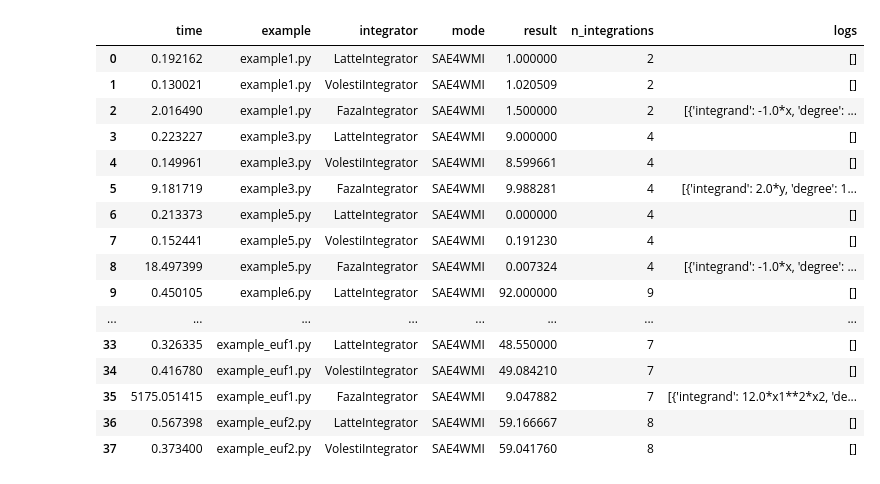
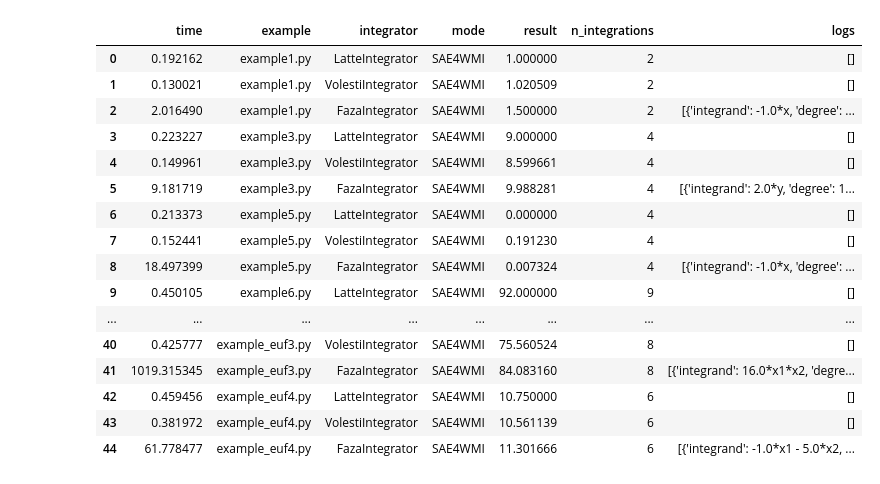
Before and after one commit to destrat18/wmi-pa-w-volappx, a Jupyter notebook: results.ipynb, the cells around one changed output. Cells and saved outputs as stored; diff of their text form; code cells hidden in the pictures.

```diff
--- a/results.ipynb
+++ b/results.ipynb
@@ -5,27 +5,27 @@ import matplotlib.pyplot as plt
 import json
 import seaborn as sns
 # %%
-df_res = pd.read_csv("results/example_results_1735108451.csv")
+df_res = pd.read_csv("results/example_results_1735114543.csv")
 df_res.columns = [c.strip() for c in df_res.columns]
 df_res
 # %% [output]
 |  | time | example | integrator | mode | result | n_integrations | logs |
 | 0 | 0.192162 | example1.py | LatteIntegrator | SAE4WMI | 1.000000 | 2 | [] |
 | 1 | 0.130021 | example1.py | VolestiIntegrator | SAE4WMI | 1.020509 | 2 | [] |
 | 2 | 2.016490 | example1.py | FazaIntegrator | SAE4WMI | 1.500000 | 2 | [{'integrand': -1.0*x, 'degree': ... |
 | 3 | 0.223227 | example3.py | LatteIntegrator | SAE4WMI | 9.000000 | 4 | [] |
 | 4 | 0.149961 | example3.py | VolestiIntegrator | SAE4WMI | 8.599661 | 4 | [] |
 | 5 | 9.181719 | example3.py | FazaIntegrator | SAE4WMI | 9.988281 | 4 | [{'integrand': 2.0*y, 'degree': 1... |
 | 6 | 0.213373 | example5.py | LatteIntegrator | SAE4WMI | 0.000000 | 4 | [] |
 | 7 | 0.152441 | example5.py | VolestiIntegrator | SAE4WMI | 0.191230 | 4 | [] |
 | 8 | 18.497399 | example5.py | FazaIntegrator | SAE4WMI | 0.007324 | 4 | [{'integrand': -1.0*x, 'degree': ... |
 | 9 | 0.450105 | example6.py | LatteIntegrator | SAE4WMI | 92.000000 | 9 | [] |
 | ... | ... | ... | ... | ... | ... | ... | ... |
-| 33 | 0.326335 | example_euf1.py | LatteIntegrator | SAE4WMI | 48.550000 | 7 | [] |
-| 34 | 0.416780 | example_euf1.py | VolestiIntegrator | SAE4WMI | 49.084210 | 7 | [] |
-| 35 | 5175.051415 | example_euf1.py | FazaIntegrator | SAE4WMI | 9.047882 | 7 | [{'integrand': 12.0*x1**2*x2, 'de... |
-| 36 | 0.567398 | example_euf2.py | LatteIntegrator | SAE4WMI | 59.166667 | 8 | [] |
-| 37 | 0.373400 | example_euf2.py | VolestiIntegrator | SAE4WMI | 59.041760 | 8 | [] |
+| 40 | 0.425777 | example_euf3.py | VolestiIntegrator | SAE4WMI | 75.560524 | 8 | [] |
+| 41 | 1019.315345 | example_euf3.py | FazaIntegrator | SAE4WMI | 84.083160 | 8 | [{'integrand': 16.0*x1*x2, 'degre... |
+| 42 | 0.459456 | example_euf4.py | LatteIntegrator | SAE4WMI | 10.750000 | 6 | [] |
+| 43 | 0.381972 | example_euf4.py | VolestiIntegrator | SAE4WMI | 10.561139 | 6 | [] |
+| 44 | 61.778477 | example_euf4.py | FazaIntegrator | SAE4WMI | 11.301666 | 6 | [{'integrand': -1.0*x1 - 5.0*x2, ... |
 # %%
 logs = []
 parsed_logs = []
```
Also changed, not shown: parts of 2 cells of this notebook, 5 other files.
